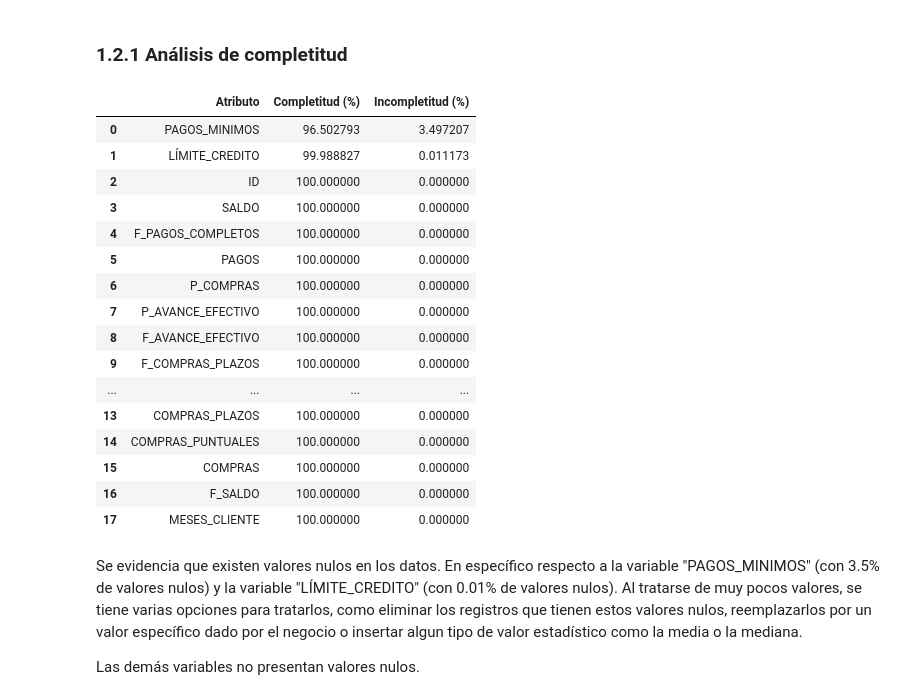
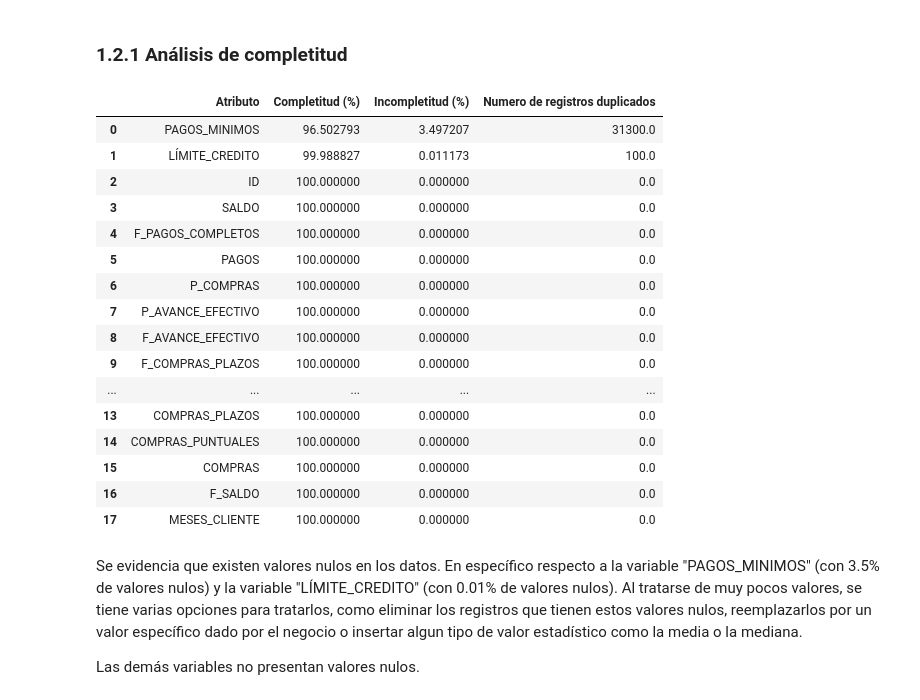
Before and after one commit to NataliaVillegasC/BI-Laboratorio2_Agrupacion, a Jupyter notebook: NataliaLab.ipynb, the cells around one changed output. Drawn from its saved outputs; the diff is of its cells as text; code cells hidden in the pictures.

```diff
--- a/NataliaLab.ipynb
+++ b/NataliaLab.ipynb
@@ -216,28 +216,29 @@ for col in atributosCat:
 # %%
 porcentajeIncompletitudAtributo =  (100 * df.isnull().sum() / df.shape[0]).sort_values(ascending=False)
 pd.DataFrame({
     "Atributo": porcentajeIncompletitudAtributo.index,
     "Completitud (%)": 100 - porcentajeIncompletitudAtributo.values,
-    "Incompletitud (%)": porcentajeIncompletitudAtributo.values
+    "Incompletitud (%)": porcentajeIncompletitudAtributo.values,
+    "Numero de registros duplicados": porcentajeIncompletitudAtributo.values * df.shape[0] / 100
 })
 # %% [output]
-|  | Atributo | Completitud (%) | Incompletitud (%) |
-| 0 | PAGOS_MINIMOS | 96.502793 | 3.497207 |
-| 1 | LÍMITE_CREDITO | 99.988827 | 0.011173 |
-| 2 | ID | 100.000000 | 0.000000 |
-| 3 | SALDO | 100.000000 | 0.000000 |
-| 4 | F_PAGOS_COMPLETOS | 100.000000 | 0.000000 |
-| 5 | PAGOS | 100.000000 | 0.000000 |
-| 6 | P_COMPRAS | 100.000000 | 0.000000 |
-| 7 | P_AVANCE_EFECTIVO | 100.000000 | 0.000000 |
-| 8 | F_AVANCE_EFECTIVO | 100.000000 | 0.000000 |
-| 9 | F_COMPRAS_PLAZOS | 100.000000 | 0.000000 |
-| ... | ... | ... | ... |
-| 13 | COMPRAS_PLAZOS | 100.000000 | 0.000000 |
-| 14 | COMPRAS_PUNTUALES | 100.000000 | 0.000000 |
-| 15 | COMPRAS | 100.000000 | 0.000000 |
-| 16 | F_SALDO | 100.000000 | 0.000000 |
-| 17 | MESES_CLIENTE | 100.000000 | 0.000000 |
+|  | Atributo | Completitud (%) | Incompletitud (%) | Numero de registros duplicados |
+| 0 | PAGOS_MINIMOS | 96.502793 | 3.497207 | 31300.0 |
+| 1 | LÍMITE_CREDITO | 99.988827 | 0.011173 | 100.0 |
+| 2 | ID | 100.000000 | 0.000000 | 0.0 |
+| 3 | SALDO | 100.000000 | 0.000000 | 0.0 |
+| 4 | F_PAGOS_COMPLETOS | 100.000000 | 0.000000 | 0.0 |
+| 5 | PAGOS | 100.000000 | 0.000000 | 0.0 |
+| 6 | P_COMPRAS | 100.000000 | 0.000000 | 0.0 |
+| 7 | P_AVANCE_EFECTIVO | 100.000000 | 0.000000 | 0.0 |
+| 8 | F_AVANCE_EFECTIVO | 100.000000 | 0.000000 | 0.0 |
+| 9 | F_COMPRAS_PLAZOS | 100.000000 | 0.000000 | 0.0 |
+| ... | ... | ... | ... | ... |
+| 13 | COMPRAS_PLAZOS | 100.000000 | 0.000000 | 0.0 |
+| 14 | COMPRAS_PUNTUALES | 100.000000 | 0.000000 | 0.0 |
+| 15 | COMPRAS | 100.000000 | 0.000000 | 0.0 |
+| 16 | F_SALDO | 100.000000 | 0.000000 | 0.0 |
+| 17 | MESES_CLIENTE | 100.000000 | 0.000000 | 0.0 |
 # %% [markdown]
 Se evidencia que existen valores nulos en los datos. En específico respecto a la variable "PAGOS_MINIMOS" (con 3.5% de valores nulos) y la variable "LÍMITE_CREDITO" (con 0.01% de valores nulos). Al tratarse de muy pocos valores, se tiene varias opciones para tratarlos, como eliminar los registros que tienen estos valores nulos, reemplazarlos por un valor específico dado por el negocio o insertar algun tipo de valor estadístico como la media o la mediana.
 
```
Also changed, not shown: parts of 3 cells of this notebook, 1 other file.
